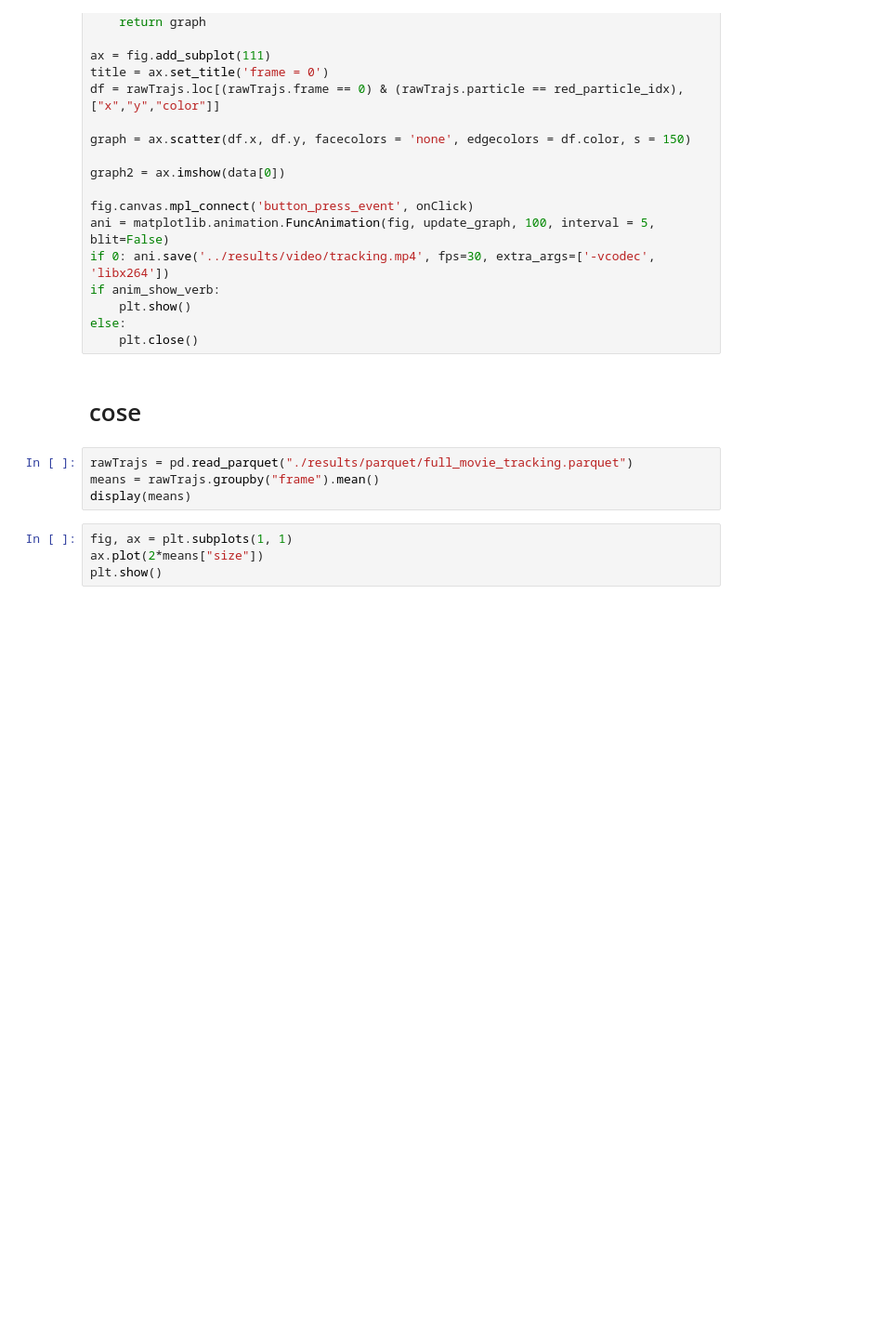
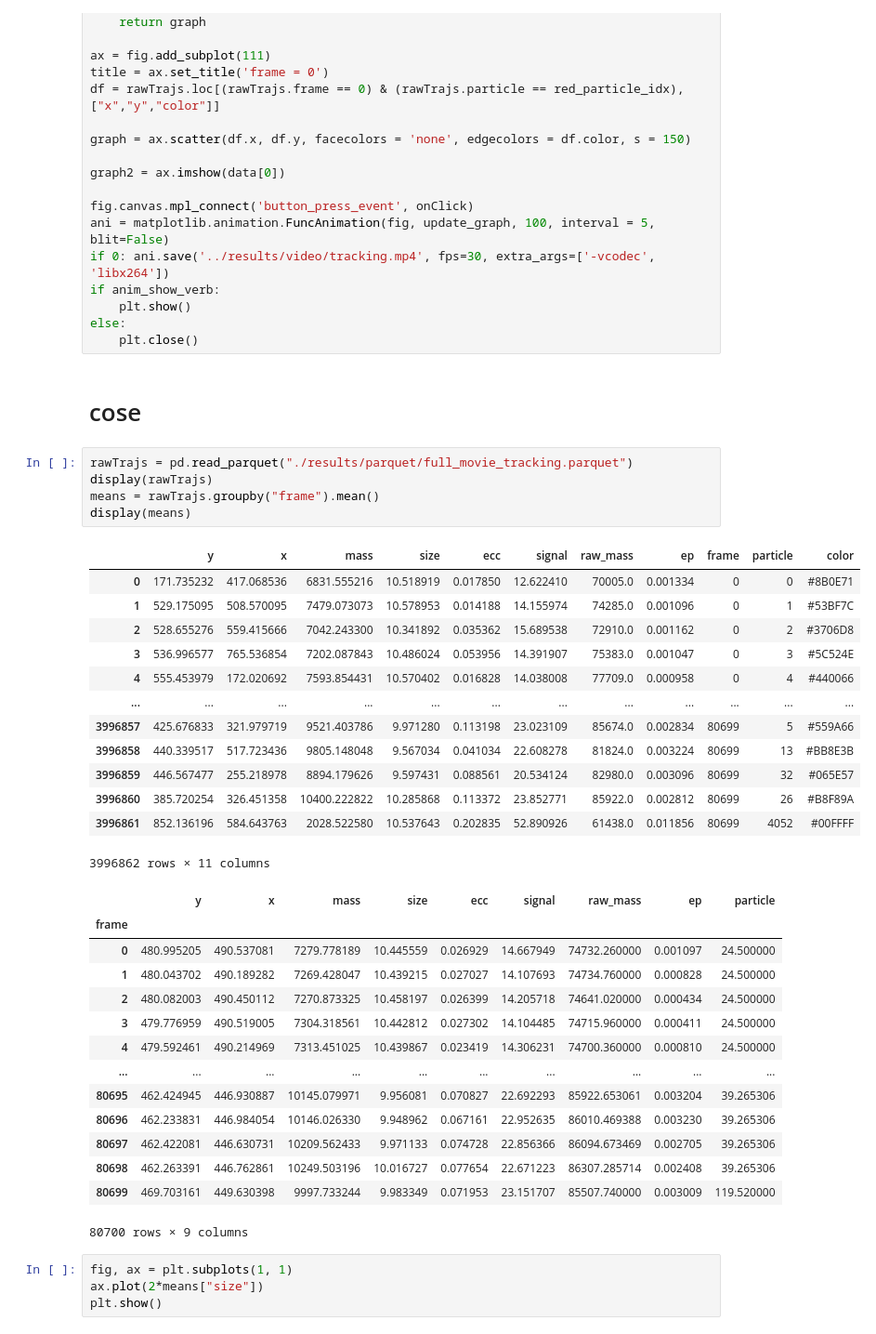
Before and after one commit to skandiz/MasterThesis, a Jupyter notebook: tracking/trajectoryTracking.ipynb, the cells around one changed output. Shown at 93% size. Saved outputs shown, nothing was run; the diff lists cells and outputs as text; blank space fills up the shorter version.

```diff
--- a/tracking/trajectoryTracking.ipynb
+++ b/tracking/trajectoryTracking.ipynb
@@ -220,8 +220,37 @@ else:
 # cose
 # %%
 rawTrajs = pd.read_parquet("./results/parquet/full_movie_tracking.parquet")
+display(rawTrajs)
 means = rawTrajs.groupby("frame").mean()
 display(means)
+# %% [output]
+|  | y | x | mass | size | ecc | signal | raw_mass | ep | frame | particle | color |
+| 0 | 171.735232 | 417.068536 | 6831.555216 | 10.518919 | 0.017850 | 12.622410 | 70005.0 | 0.001334 | 0 | 0 | #8B0E71 |
+| 1 | 529.175095 | 508.570095 | 7479.073073 | 10.578953 | 0.014188 | 14.155974 | 74285.0 | 0.001096 | 0 | 1 | #53BF7C |
+| 2 | 528.655276 | 559.415666 | 7042.243300 | 10.341892 | 0.035362 | 15.689538 | 72910.0 | 0.001162 | 0 | 2 | #3706D8 |
+| 3 | 536.996577 | 765.536854 | 7202.087843 | 10.486024 | 0.053956 | 14.391907 | 75383.0 | 0.001047 | 0 | 3 | #5C524E |
+| 4 | 555.453979 | 172.020692 | 7593.854431 | 10.570402 | 0.016828 | 14.038008 | 77709.0 | 0.000958 | 0 | 4 | #440066 |
+| ... | ... | ... | ... | ... | ... | ... | ... | ... | ... | ... | ... |
+| 3996857 | 425.676833 | 321.979719 | 9521.403786 | 9.971280 | 0.113198 | 23.023109 | 85674.0 | 0.002834 | 80699 | 5 | #559A66 |
+| 3996858 | 440.339517 | 517.723436 | 9805.148048 | 9.567034 | 0.041034 | 22.608278 | 81824.0 | 0.003224 | 80699 | 13 | #BB8E3B |
+| 3996859 | 446.567477 | 255.218978 | 8894.179626 | 9.597431 | 0.088561 | 20.534124 | 82980.0 | 0.003096 | 80699 | 32 | #065E57 |
+| 3996860 | 385.720254 | 326.451358 | 10400.222822 | 10.285868 | 0.113372 | 23.852771 | 85922.0 | 0.002812 | 80699 | 26 | #B8F89A |
+| 3996861 | 852.136196 | 584.643763 | 2028.522580 | 10.537643 | 0.202835 | 52.890926 | 61438.0 | 0.011856 | 80699 | 4052 | #00FFFF |
+3996862 rows × 11 columns
+|  | y | x | mass | size | ecc | signal | raw_mass | ep | particle |
+| frame |  |  |  |  |  |  |  |  |  |
+| 0 | 480.995205 | 490.537081 | 7279.778189 | 10.445559 | 0.026929 | 14.667949 | 74732.260000 | 0.001097 | 24.500000 |
+| 1 | 480.043702 | 490.189282 | 7269.428047 | 10.439215 | 0.027027 | 14.107693 | 74734.760000 | 0.000828 | 24.500000 |
+| 2 | 480.082003 | 490.450112 | 7270.873325 | 10.458197 | 0.026399 | 14.205718 | 74641.020000 | 0.000434 | 24.500000 |
+| 3 | 479.776959 | 490.519005 | 7304.318561 | 10.442812 | 0.027302 | 14.104485 | 74715.960000 | 0.000411 | 24.500000 |
+| 4 | 479.592461 | 490.214969 | 7313.451025 | 10.439867 | 0.023419 | 14.306231 | 74700.360000 | 0.000810 | 24.500000 |
+| ... | ... | ... | ... | ... | ... | ... | ... | ... | ... |
+| 80695 | 462.424945 | 446.930887 | 10145.079971 | 9.956081 | 0.070827 | 22.692293 | 85922.653061 | 0.003204 | 39.265306 |
+| 80696 | 462.233831 | 446.984054 | 10146.026330 | 9.948962 | 0.067161 | 22.952635 | 86010.469388 | 0.003230 | 39.265306 |
+| 80697 | 462.422081 | 446.630731 | 10209.562433 | 9.971133 | 0.074728 | 22.856366 | 86094.673469 | 0.002705 | 39.265306 |
+| 80698 | 462.263391 | 446.762861 | 10249.503196 | 10.016727 | 0.077654 | 22.671223 | 86307.285714 | 0.002408 | 39.265306 |
+| 80699 | 469.703161 | 449.630398 | 9997.733244 | 9.983349 | 0.071953 | 23.151707 | 85507.740000 | 0.003009 | 119.520000 |
+80700 rows × 9 columns
 # %%
 fig, ax = plt.subplots(1, 1)
 ax.plot(2*means["size"])
```
Also changed, not shown: parts of 12 cells of this notebook, 3 other files.
